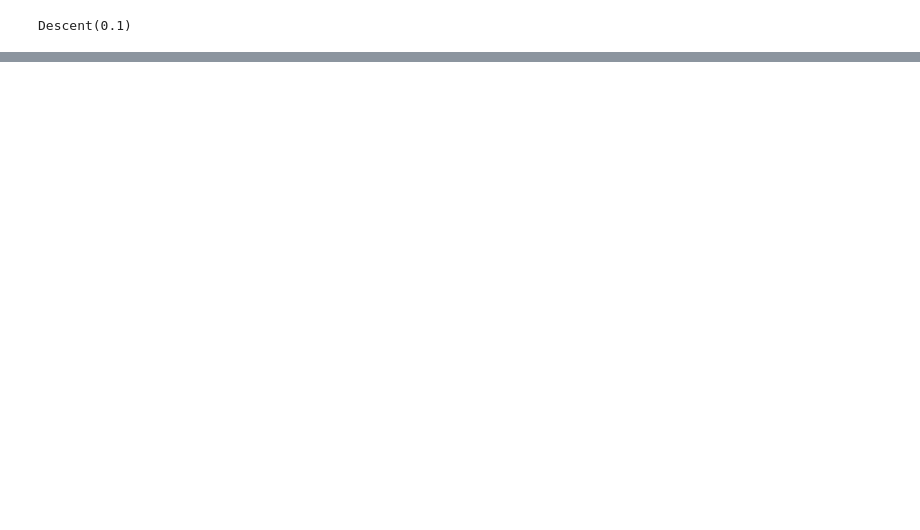
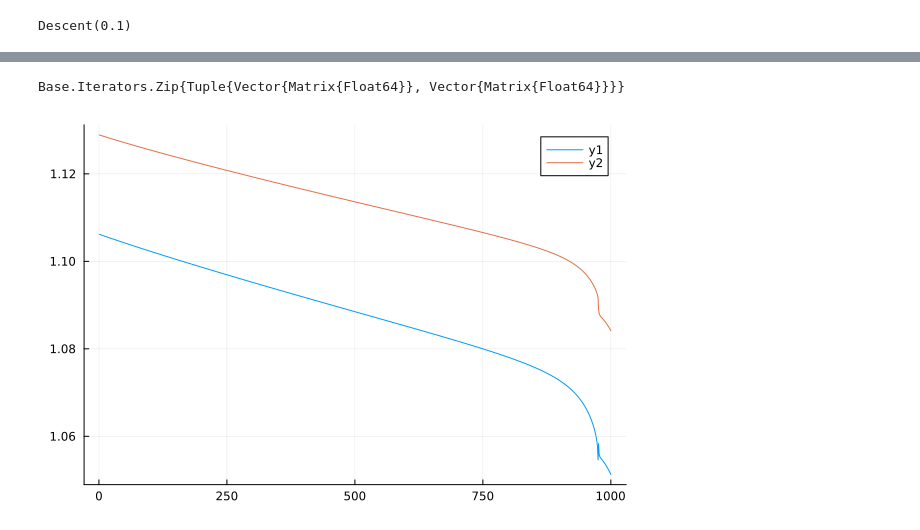
Before and after one commit to njericha/Deep-Unrolling-NTF, a Jupyter notebook: playground.ipynb, the cells around one changed output, grey strips where cells are left out. Cells and saved outputs as stored; diff of their text form; code cells hidden in the pictures; blank space fills up the shorter version.

Commit message:
First working training of model

```diff
--- a/playground.ipynb
+++ b/playground.ipynb
@@ -107,0 +118,4 @@ train!(loss, model, data, opt) #cant find trainable parameters, TODO need to pas
+# %%
+typeof(data)
+# %% [output]
+Base.Iterators.Zip{Tuple{Vector{Matrix{Float64}}, Vector{Matrix{Float64}}}}
@@ -108,5 +127,5 @@ train!(loss, model, data, opt) #cant find trainable parameters, TODO need to pas
 # %%
-maxit = 10
+maxit = 1000
 training_loss = zeros(1,maxit)
 testing_loss  = zeros(1,maxit)
 for i ∈ 1:maxit
@@ -116,4 +135,6 @@ for i ∈ 1:maxit
 end
 # %%
 # Evaluate the model performance on the training and testing set
-plt(i,[training_loss,testing_loss])
+plot(1:maxit,[training_loss',testing_loss'])
+# %% [output]
+[figure, added]
```
Also changed, not shown: parts of 16 cells of this notebook, 2 other files.
